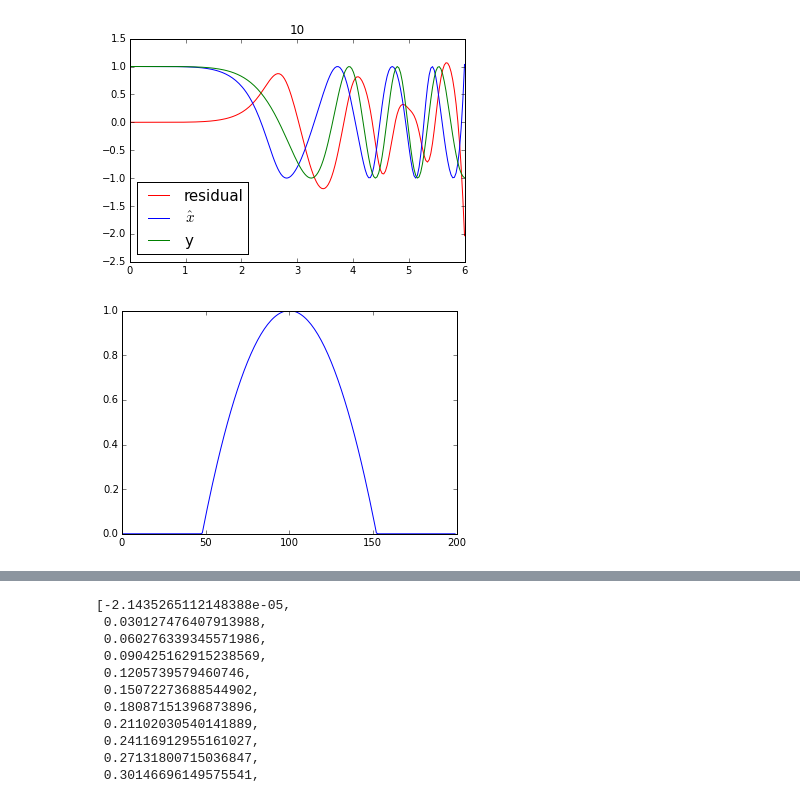
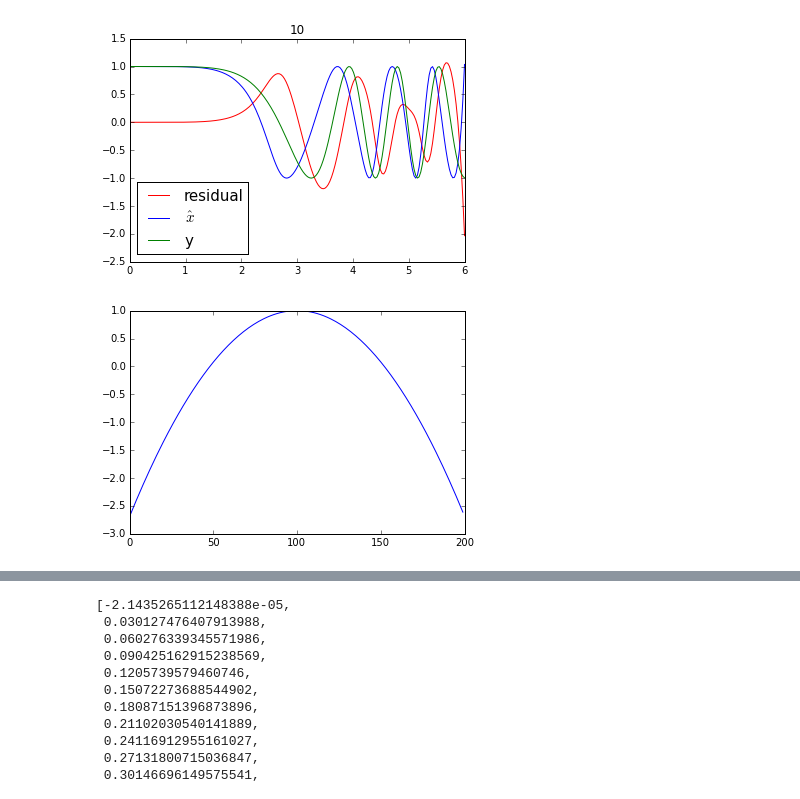
Before and after one commit to ptonner/pyFDA, a Jupyter notebook: examples/registrationByLocalRegression.ipynb, the cells around one changed output, grey strips where cells are left out. Saved outputs shown, nothing was run; the diff lists cells and outputs as text; code cells hidden in the pictures.

```diff
--- a/examples/registrationByLocalRegression.ipynb
+++ b/examples/registrationByLocalRegression.ipynb
@@ -115,0 +180,15 @@ plt.subplot(133)
+# %%
+partials = [lrtemp.partial1,lrtemp.partial2,lrtemp.partial3]
+lrtemp.xspline = x1
+ind = 4
+bandwidth = np.pi/128
+ridge = n/16
+
+ghat = []
+for ind in range(n):
+    w = np.exp((-(t - t[ind])**2)/((bandwidth)))
+
+    gn = gaussNewton.GaussNewton(y,x1(t)[:,None],np.array([0,0,0]),lrtemp.residual,partials,w,ridge)
+    gn.run()
+
+    ghat.append(gFunction(t[ind],gn.thetaCurrent))
@@ -115,0 +219,10 @@ plt.subplot(133)
+# %%
+for i in range(6):
+    lr.xspline = lrtemp.xhats[i]
+    xhat = lrtemp.xhats[i](t)
+
+    plt.figure()
+    plt.plot(t,lrtemp.residual(y,t,[0,0,0]),'r')
+    plt.plot(t,xhat)
+    plt.plot(t,y)
+    plt.title(i)
@@ -115,0 +236,3 @@ plt.subplot(133)
+# %%
+plt.plot(t,lrtemp.h()(t)-t)
+plt.plot(t,h-t)
@@ -115,0 +242,6 @@ plt.subplot(133)
+# %%
+for i in range(5):
+    g = [lr.g(t[j],lrtemp.thetas()[i,j,:]) for j in range(n)]
+    plt.plot(t,g-t)
+
+plt.plot(t,h-t,'k',linewidth=2)
@@ -237,12 +387,12 @@ for i in range(11):
 # %%
 bandwidth = np.pi/2
 variance = 1
 for i in range(3):
     plt.figure()
     for j in range(n/2,n/2+1):
         decay = 2**(-i)
         w = 1 - variance * ((t - t[j])**2)/((bandwidth*decay)**2)
-        w = np.max((w,np.zeros(x.shape[0])),0)
+#         w = np.max((w,np.zeros(x.shape[0])),0)
         plt.plot(w)
 # %% [output]
-[figure, old version]
+[figure, new version]
```
Also changed, not shown: parts of 24 cells of this notebook, 1 other file.
